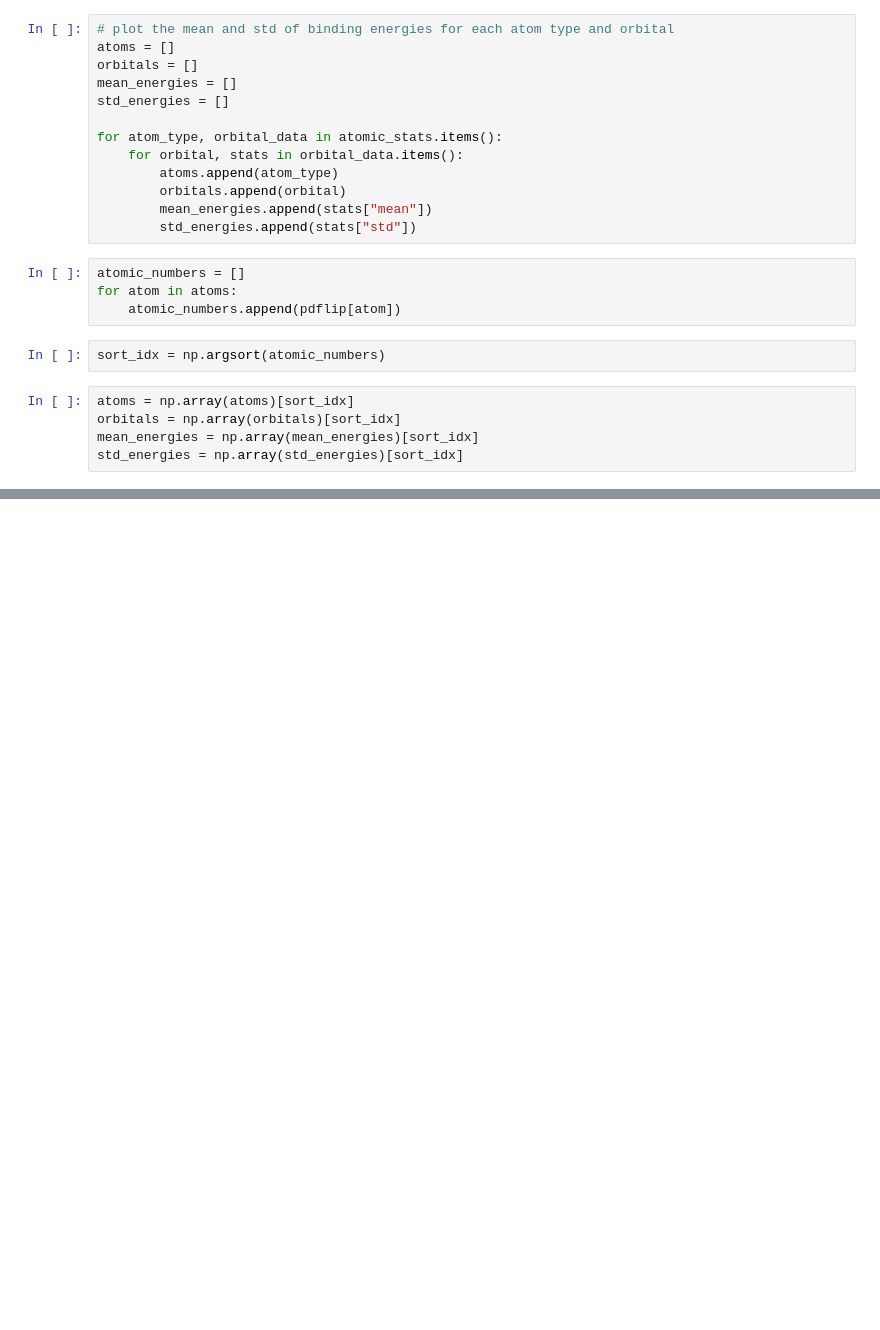
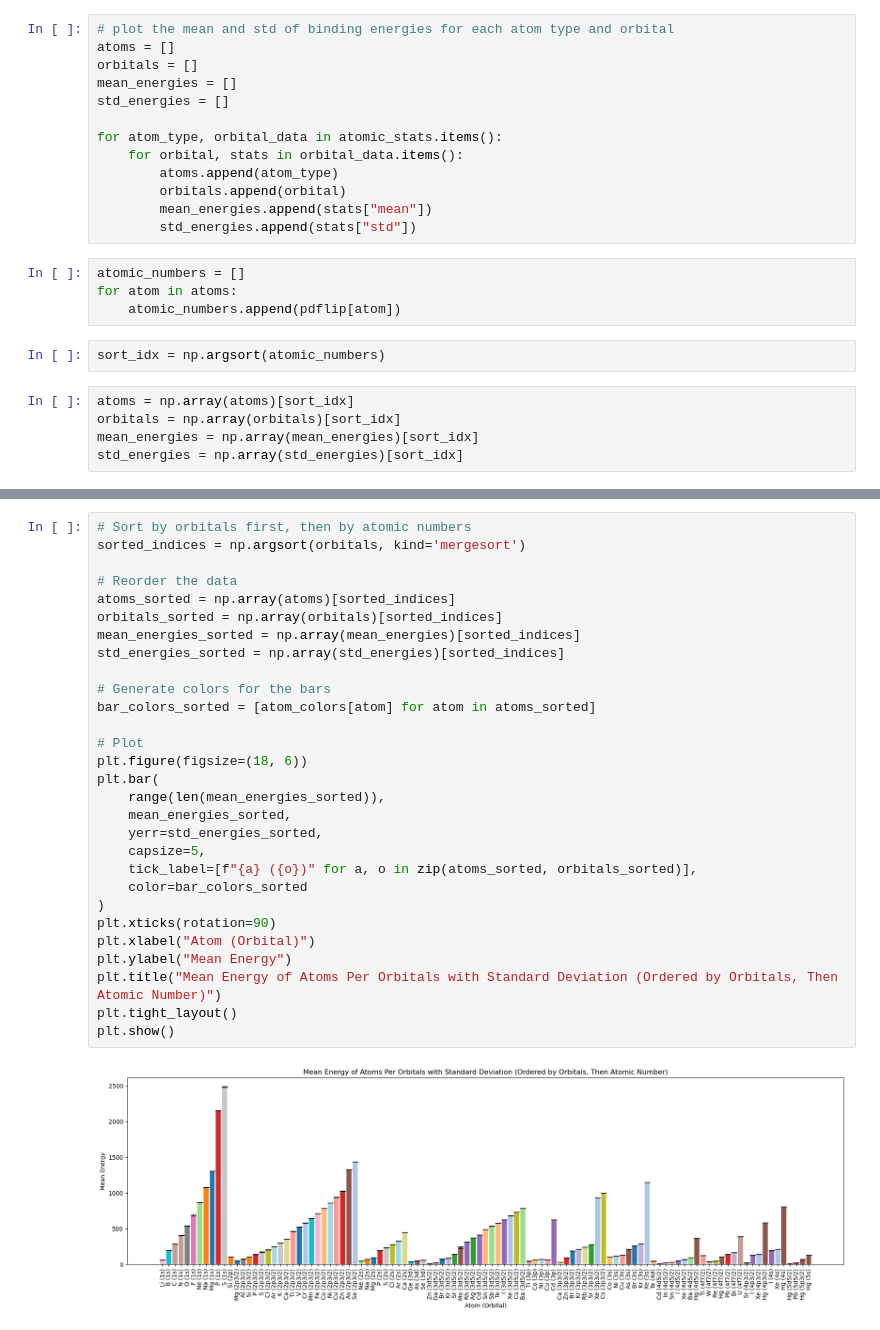
Before and after one commit to suyashk12/GNN_binding_energies, a Jupyter notebook: data_processing/data_analysis.ipynb, the cells around one changed output, grey strips where cells are left out. Cells and saved outputs as stored; diff of their text form; blank space fills up the shorter version.

```diff
--- a/data_processing/data_analysis.ipynb
+++ b/data_processing/data_analysis.ipynb
@@ -112,0 +117,31 @@ plt.show()
+# %%
+# Sort by orbitals first, then by atomic numbers
+sorted_indices = np.argsort(orbitals, kind='mergesort')
+
+# Reorder the data
+atoms_sorted = np.array(atoms)[sorted_indices]
+orbitals_sorted = np.array(orbitals)[sorted_indices]
+mean_energies_sorted = np.array(mean_energies)[sorted_indices]
+std_energies_sorted = np.array(std_energies)[sorted_indices]
+
+# Generate colors for the bars
+bar_colors_sorted = [atom_colors[atom] for atom in atoms_sorted]
+
+# Plot
+plt.figure(figsize=(18, 6))
+plt.bar(
+    range(len(mean_energies_sorted)),
+    mean_energies_sorted,
+    yerr=std_energies_sorted,
+    capsize=5,
+    tick_label=[f"{a} ({o})" for a, o in zip(atoms_sorted, orbitals_sorted)],
+    color=bar_colors_sorted
+)
+plt.xticks(rotation=90)
+plt.xlabel("Atom (Orbital)")
+plt.ylabel("Mean Energy")
+plt.title("Mean Energy of Atoms Per Orbitals with Standard Deviation (Ordered by Orbitals, Then Atomic Number)")
+plt.tight_layout()
+plt.show()
+# %% [output]
+[figure, added]
```
Also changed, not shown: parts of 3 cells of this notebook, 1 other file.
